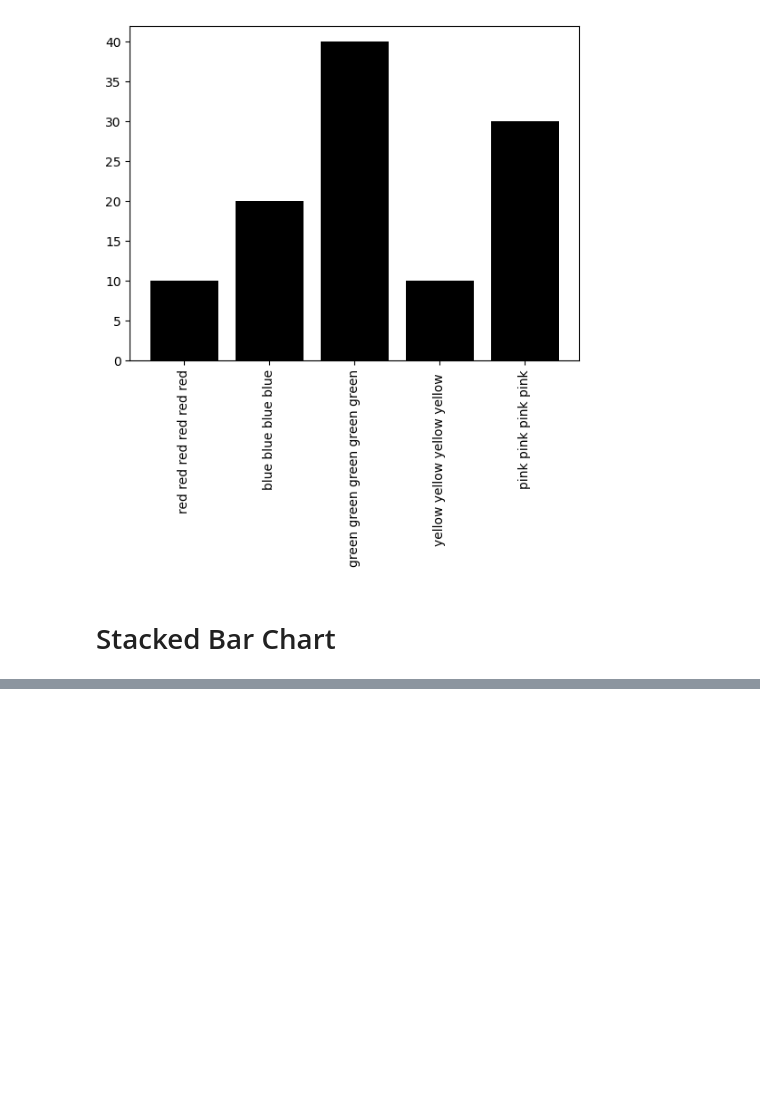
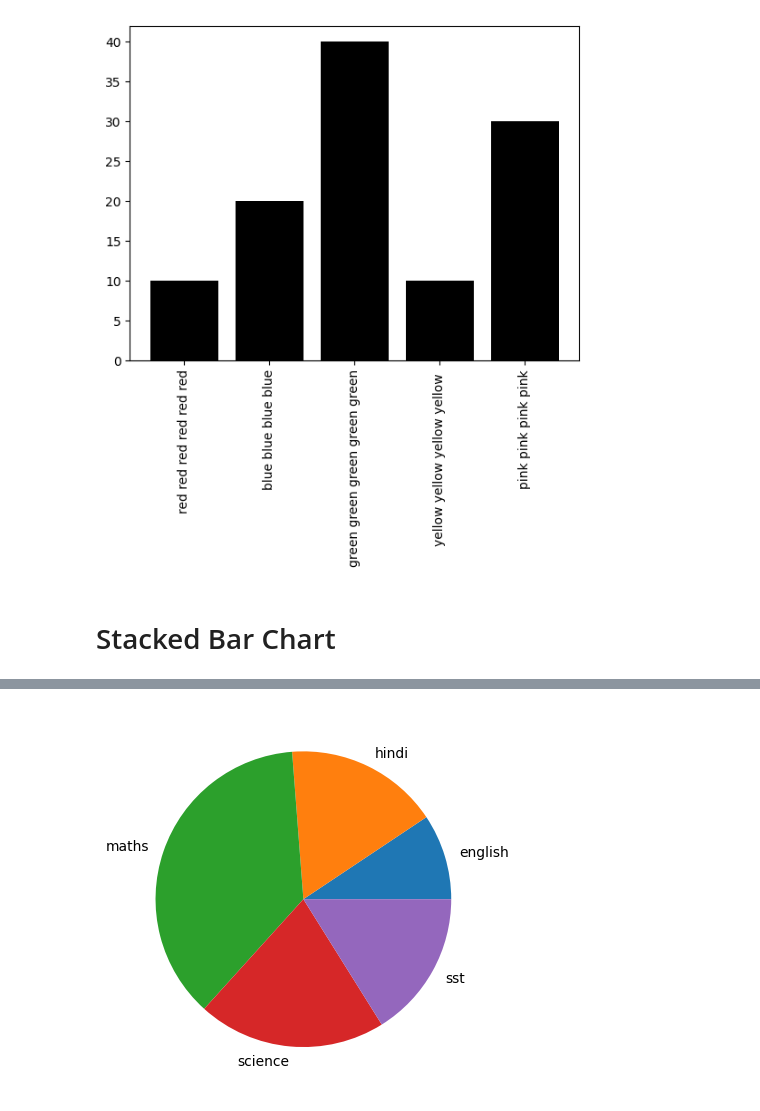
Before and after one commit to abhishekmorya1/DataScience, a Jupyter notebook: Matplotlib/Matplotlib.ipynb, the cells around one changed output, grey strips where cells are left out. Saved outputs shown, nothing was run; the diff lists cells and outputs as text; code cells hidden in the pictures; blank space fills up the shorter version.

```diff
--- a/Matplotlib/Matplotlib.ipynb
+++ b/Matplotlib/Matplotlib.ipynb
@@ -625,0 +718,11 @@ plt.bar(batsmen["batsman"], batsmen["2017"],bottom=batsmen['2016
+# %%
+# simple data
+
+marks = [25,45,99,55,43]
+subjects = ["english" , "hindi", "maths", "science", "sst"]
+
+plt.pie(marks, labels = subjects)
+
+plt.show()
+# %% [output]
+[figure, added]
```
Also changed, not shown: parts of 14 cells of this notebook, 8 other files.
